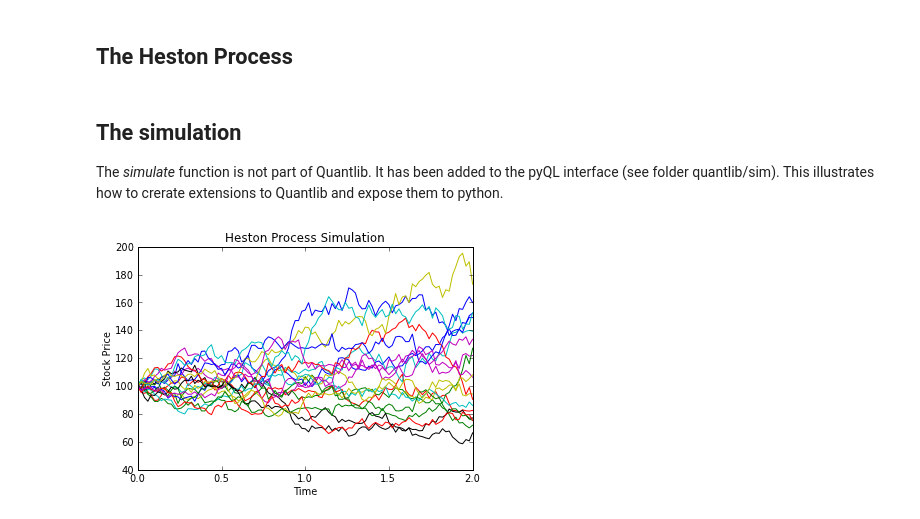
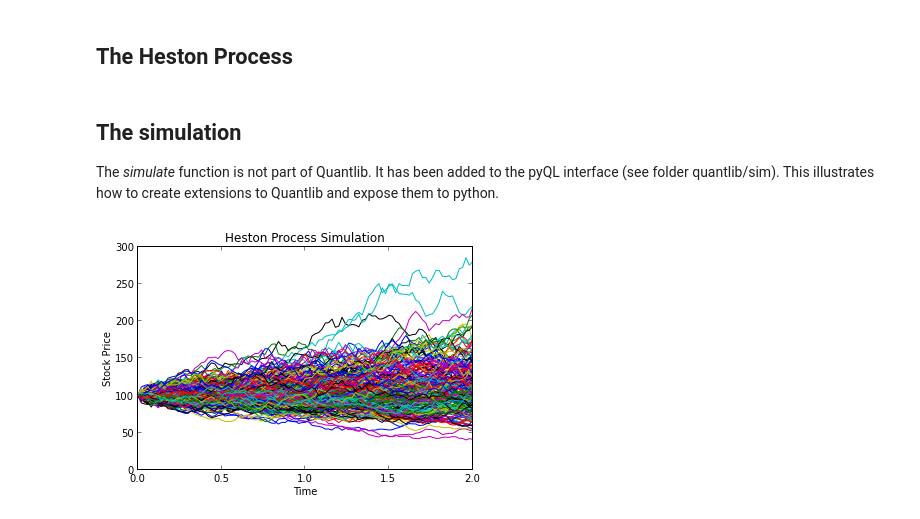
Before and after one commit to enthought/pyql, a Jupyter notebook: examples/notebooks/HestonSimulation.ipynb, the cells around one changed output. Cells and saved outputs as stored; diff of their text form; code cells hidden in the pictures.

```diff
--- a/examples/notebooks/HestonSimulation.ipynb
+++ b/examples/notebooks/HestonSimulation.ipynb
@@ -63,25 +63,25 @@ process = HestonProcess(risk_free_ts, dividend_ts, s0, v0,
 The simulation
 --------------
 
-The *simulate* function is not part of Quantlib. It has been added to the pyQL interface (see folder quantlib/sim). This illustrates how to crerate extensions to Quantlib and expose them to python.
+The *simulate* function is not part of Quantlib. It has been added to the pyQL interface (see folder quantlib/sim). This illustrates how to create extensions to Quantlib and expose them to python.
 # %%
 import pylab as pl
 from quantlib.sim.simulate import simulate
 
 # simulate and plot Heston paths
-paths = 20
+paths = 200
 steps = 100
 horizon = 2
 seed = 12345
 
 res = simulate(process, paths, steps, horizon, seed)
 
 time = res[0,:]
 simulations = res[1:, :].T
 pl.plot(time, simulations)
 pl.xlabel('Time')
 pl.ylabel('Stock Price')
 pl.title('Heston Process Simulation')
 show()
 # %% [output]
-[figure, old version]
+[figure, new version]
```
Also changed, not shown: 2 other files.
